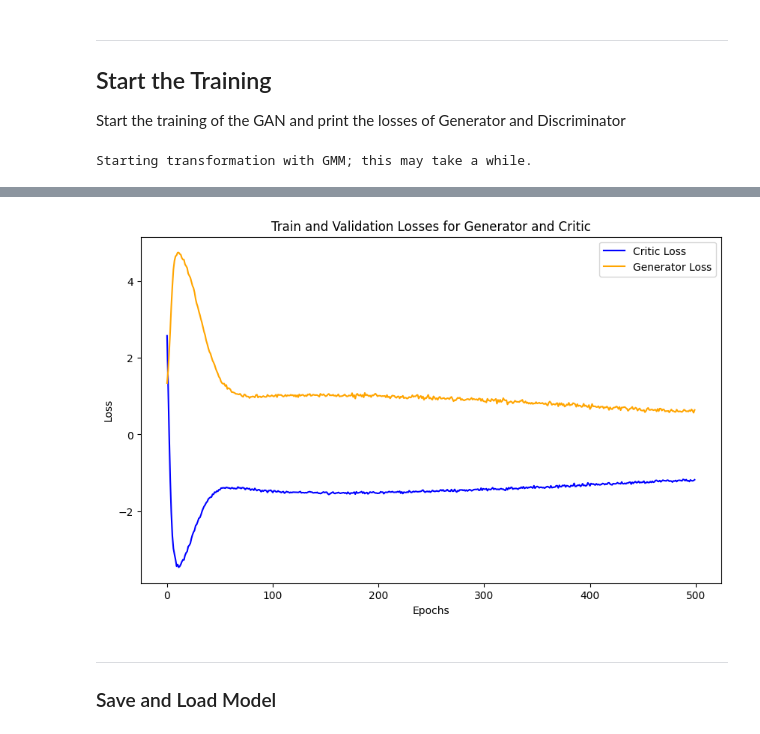
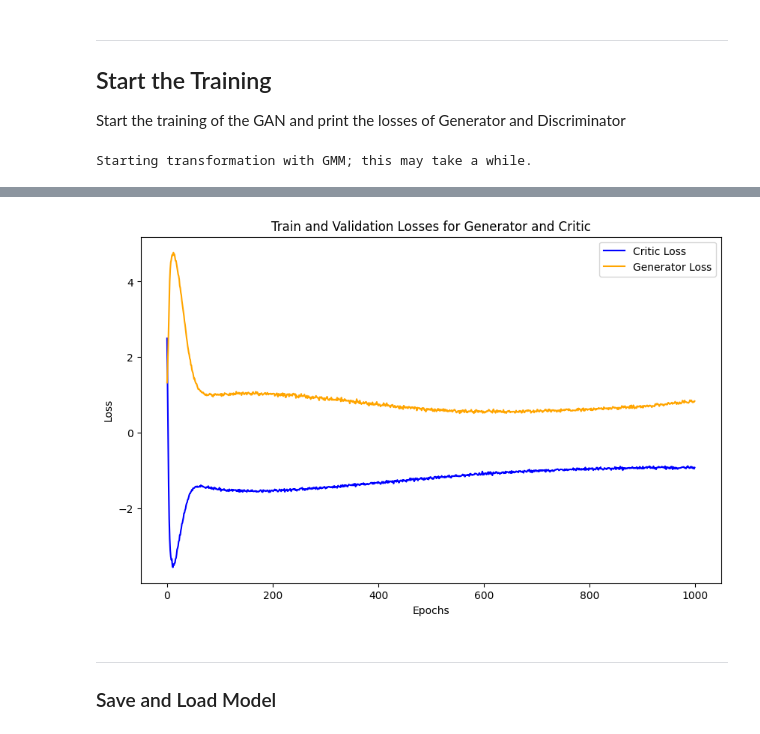
Before and after one commit to ZanderNic/TabDataGAN, a Jupyter notebook: tutorials/basic_example.ipynb, the cells around one changed output, grey strips where cells are left out. Saved outputs shown, nothing was run; the diff lists cells and outputs as text; code cells hidden in the pictures.

```diff
--- a/tutorials/basic_example.ipynb
+++ b/tutorials/basic_example.ipynb
@@ -35,7 +35,7 @@ Start the training of the GAN and print the losses of Generator and Discriminato
 # %%
 crit_loss, gen_loss = wctgan.fit(
     data_set,
-    n_epochs=500
+    n_epochs=1000
 )
 
 fig = plot_gan_losses(crit_loss, gen_loss)
@@ -62,4 +62,4 @@ Epoch  500 || Loss Critic: -1.1822 || Loss Gen:  0.6401 || Loss Gen Extra:  0.71
-[figure, old version]
+[figure, new version]
 # %% [markdown]
 ____________________________________________________________________________________________________________________________________________________________________________________________________________________________________
 ### Save and Load Model
```
Also changed, not shown: parts of 11 cells of this notebook, 22 other files.
